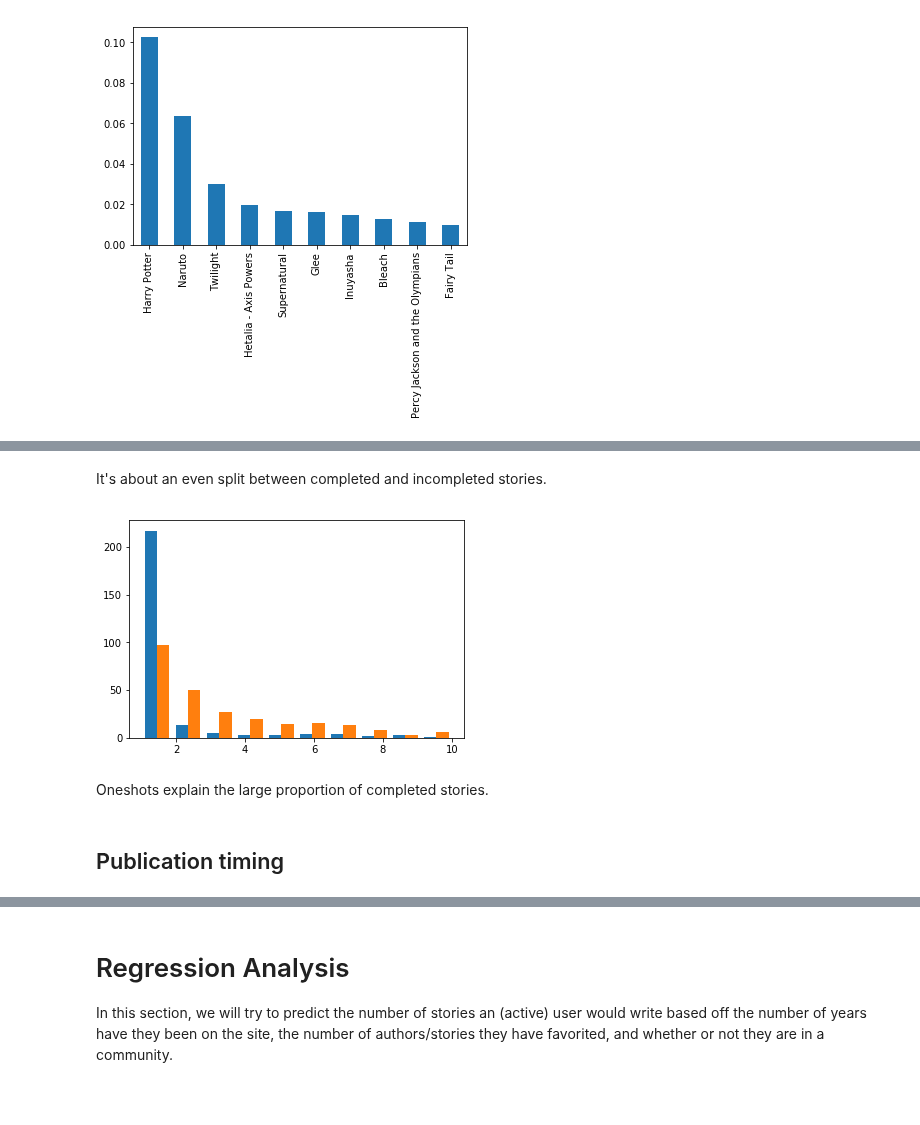
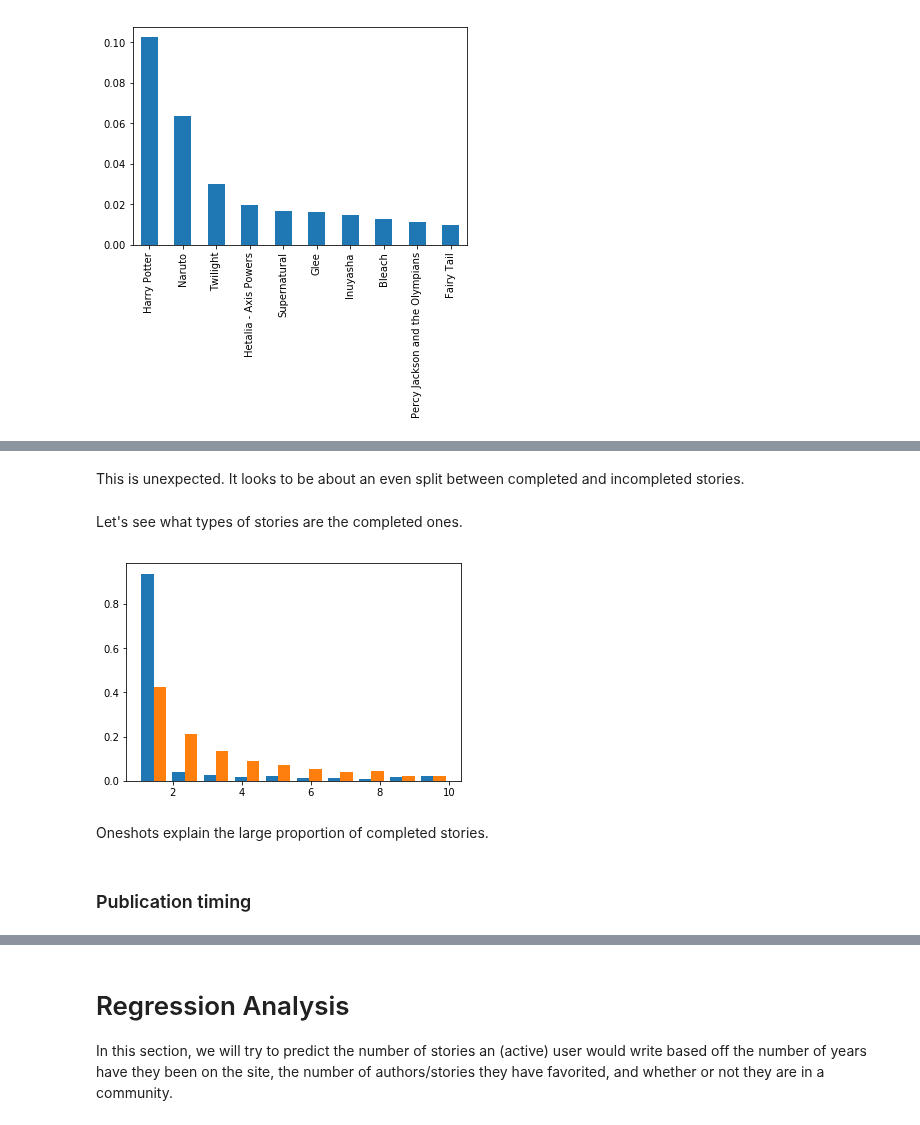
Before and after one commit to lily-tian/fanfictionstatistics, a Jupyter notebook: story_analysis.ipynb, the cells around one changed output, grey strips where cells are left out. Cells and saved outputs as stored; diff of their text form; code cells hidden in the pictures; blank space fills up the shorter version.

```diff
--- a/story_analysis.ipynb
+++ b/story_analysis.ipynb
@@ -217,15 +243,17 @@ plt.show()
 # %% [markdown]
-It's about an even split between completed and incompleted stories.
+This is unexpected. It looks to be about an even split between completed and incompleted stories.
+# %% [markdown]
+Let's see what types of stories are the completed ones.
 # %%
 complete = df_online.loc[df_online.status == 'Complete', 'chapters']
 incomplete = df_online.loc[df_online.status == 'Incomplete', 'chapters']
 
-plt.hist([complete, incomplete], range=[1,10])
+plt.hist([complete, incomplete], normed=True, range=[1,10])
 
 plt.show()
 # %% [output]
-[figure, old version]
+[figure, new version]
 # %% [markdown]
 Oneshots explain the large proportion of completed stories.
 # %% [markdown]
-## Publication timing
+### Publication timing
```
Also changed, not shown: parts of 33 cells of this notebook.
